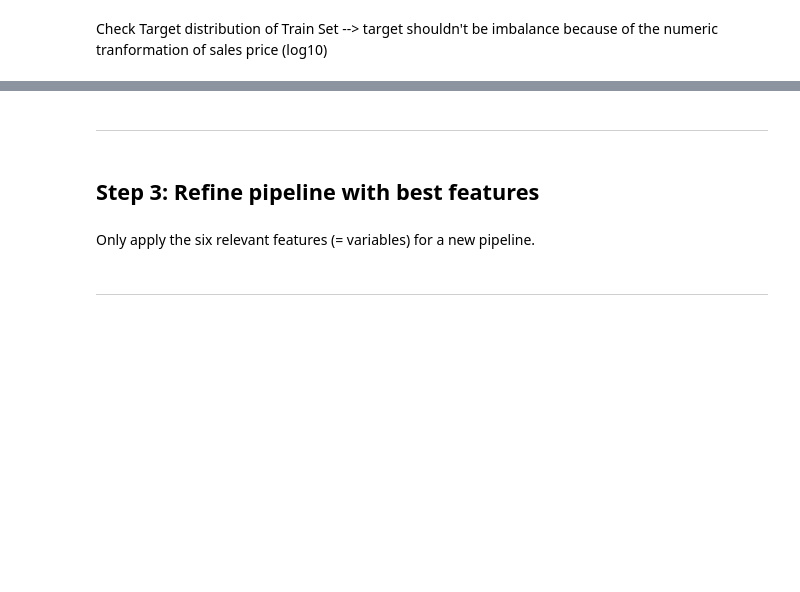
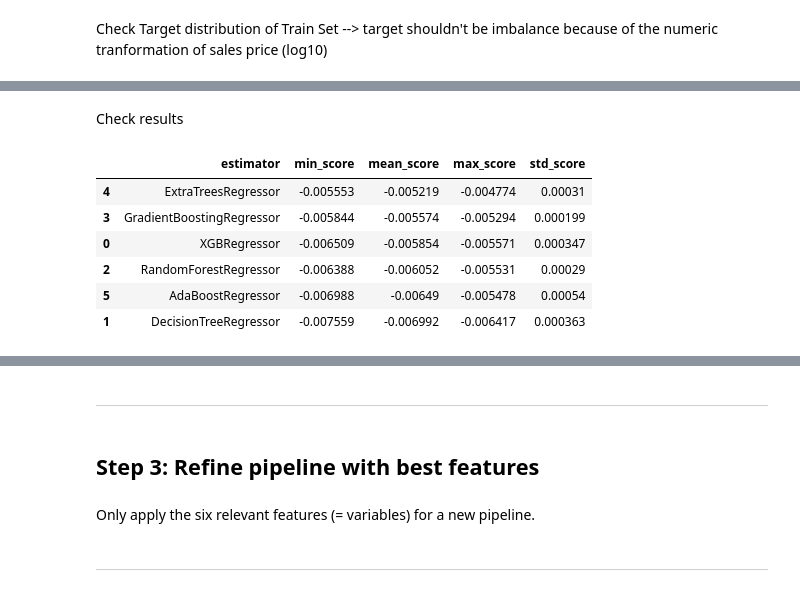
Before and after one commit to Fl0W97/ci-c5-housing-market-prices, a Jupyter notebook: jupyter_notebooks/04_modeling_and_evaluation_regression.ipynb, the cells around one changed output, grey strips where cells are left out. Saved outputs shown, nothing was run; the diff lists cells and outputs as text; code cells hidden in the pictures; blank space fills up the shorter version.

```diff
--- a/jupyter_notebooks/04_modeling_and_evaluation_regression.ipynb
+++ b/jupyter_notebooks/04_modeling_and_evaluation_regression.ipynb
@@ -122,7 +122,8 @@ def PipelineDataCleaningAndFeatureEngineering():
          method="spearman", threshold=0.6, selection_method="variance")),
 
         # Apply log10 transformation to selected numeric features
-        ("LogTransformation", LogTransformer(variables=['GrLivArea', 'SalePrice'], base='10'))
+        # SalePrice is removed due to X_train data
+        ("LogTransformation", LogTransformer(variables=['GrLivArea'], base='10'))
 
     ])
 
@@ -272,7 +303,2 @@ Ensure that the data has no catergorical or non-numeric values. Therefore, the d
-# %%
-pipeline_data_cleaning_feat_eng = PipelineDataCleaningAndFeatureEngineering()
-X_train = pipeline_data_cleaning_feat_eng.fit_transform(X_train)
-X_test = pipeline_data_cleaning_feat_eng.transform(X_test)
-print(X_train.shape, y_train.shape, X_test.shape, y_test.shape)
 # %% [markdown]
 Check Target distribution of Train Set --> target shouldn't be imbalance because of the numeric tranformation of sales price (log10)
@@ -322,0 +330,21 @@ X_test_scaled = scaler.transform(X_test)
+# %%
+# Algorithms that will be used/ tested
+models_quick_search = {
+    "XGBRegressor": XGBRegressor(random_state=0),
+    "DecisionTreeRegressor": DecisionTreeRegressor(random_state=0),
+    "RandomForestRegressor": RandomForestRegressor(random_state=0),
+    "GradientBoostingRegressor": GradientBoostingRegressor(random_state=0),
+    "ExtraTreesRegressor": ExtraTreesRegressor(random_state=0),
+    "AdaBoostRegressor": AdaBoostRegressor(random_state=0),
+}
+
+# Define hyperparameter for each algorithm
+# empty {} means default hyperparameter will be used
+params_quick_search = {
+    "XGBRegressor": {},
+    "DecisionTreeRegressor": {},
+    "RandomForestRegressor": {},
+    "GradientBoostingRegressor": {},
+    "ExtraTreesRegressor": {},
+    "AdaBoostRegressor": {},
+}
@@ -322,0 +353,13 @@ X_test_scaled = scaler.transform(X_test)
+# %%
+from sklearn.metrics import make_scorer, recall_score
+
+# Start HyperparameterOptimizationSeach
+search = HyperparameterOptimizationSearch(models=models_quick_search, params=params_quick_search)
+
+# Fir model with training data
+search.fit(X_train, y_train,
+           scoring = 'neg_mean_absolute_error',
+           n_jobs=-1, cv=5)
+
+# To check the results:
+search.score_summary()
@@ -322,0 +406,13 @@ X_test_scaled = scaler.transform(X_test)
+# %% [markdown]
+Check results
+# %%
+grid_search_summary, grid_search_pipelines = search.score_summary(sort_by='mean_score')
+grid_search_summary
+# %% [output]
+|  | estimator | min_score | mean_score | max_score | std_score |
+| 4 | ExtraTreesRegressor | -0.005553 | -0.005219 | -0.004774 | 0.00031 |
+| 3 | GradientBoostingRegressor | -0.005844 | -0.005574 | -0.005294 | 0.000199 |
+| 0 | XGBRegressor | -0.006509 | -0.005854 | -0.005571 | 0.000347 |
+| 2 | RandomForestRegressor | -0.006388 | -0.006052 | -0.005531 | 0.00029 |
+| 5 | AdaBoostRegressor | -0.006988 | -0.00649 | -0.005478 | 0.00054 |
+| 1 | DecisionTreeRegressor | -0.007559 | -0.006992 | -0.006417 | 0.000363 |
```
Also changed, not shown: parts of 51 cells of this notebook, 12 other files.
